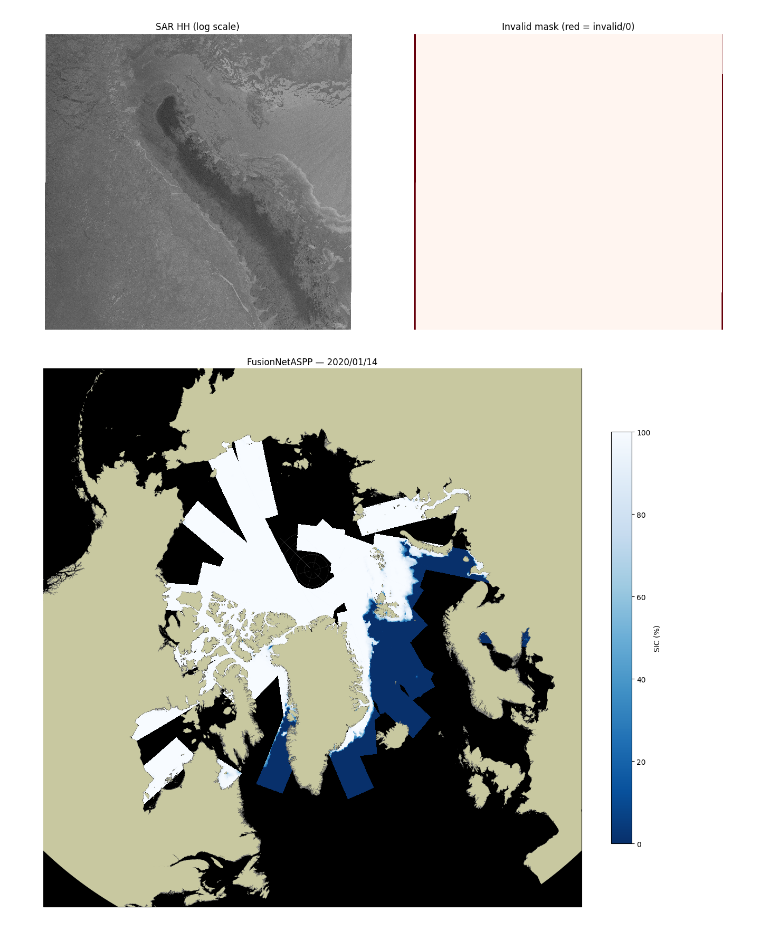
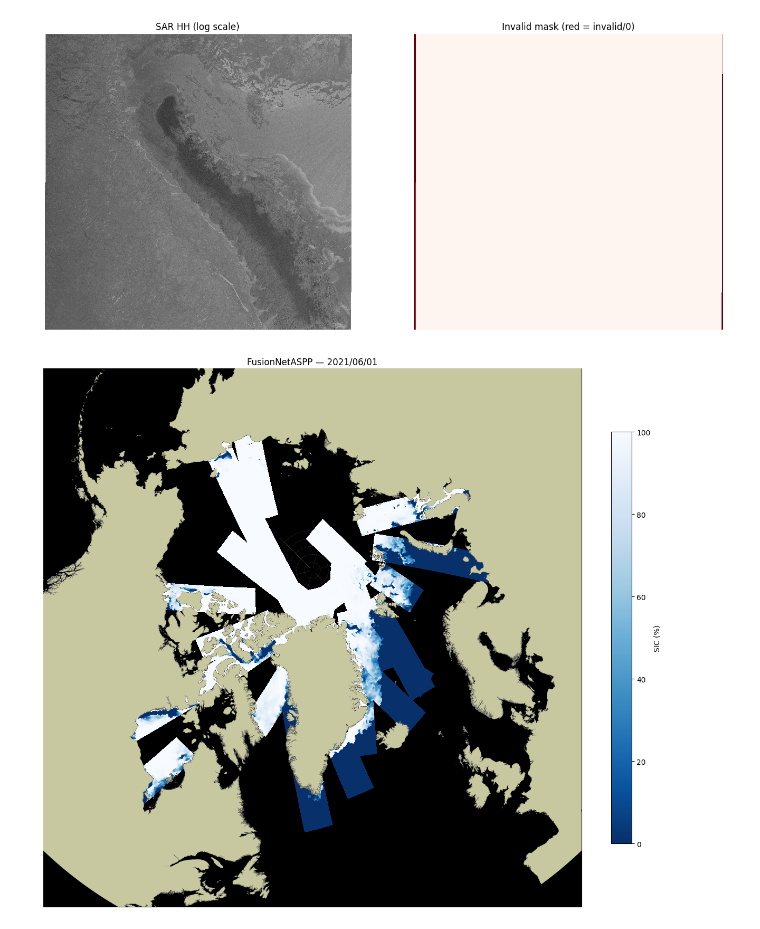
Before and after one commit to NinnaL/Master-thesis---Super-resolution-sea-ice-concentration-using-generative-AI, a Jupyter notebook: Code/lib/predict/prediction_test.ipynb, the cells around one changed output. Drawn from its saved outputs; the diff is of its cells as text; code cells hidden in the pictures.

```diff
--- a/Code/lib/predict/prediction_test.ipynb
+++ b/Code/lib/predict/prediction_test.ipynb
@@ -385,7 +385,7 @@ shp = gpd.read_file('/dmidata/users/nili/Master/Master-thesis---Super-resolution
 
 transformer = Transformer.from_crs('EPSG:4326', 'EPSG:3411', always_xy=True)
 # ── Config ────────────────────────────────────────────────────────────────────
-DATE      = '2020/01/14'
+DATE      = '2021/06/01'
 SIC_BASE  = '/home/nili/ninna_msc_output'
 y, m, d   = DATE.split('/')
 sic_files = sorted(glob.glob(os.path.join(SIC_BASE, y, m, d, '*.nc')))
@@ -432,34 +432,34 @@ for sic_path in sic_files:
         row_coords = np.linspace(0, lines.max(), grid_h)
         col_coords = np.linspace(0, pixels.max(), grid_w)
         x_scene    = x_interp(row_coords, col_coords)
         y_scene    = y_interp(row_coords, col_coords)
 
         sic_valid = sic.copy()
         sic_valid[sic >= 254] = np.nan
 
         ax.pcolormesh(x_scene, y_scene, sic_valid,
                       cmap=cmap, vmin=0, vmax=100,
                       shading='auto', zorder=4)
 
     except Exception as e:
         print(f'Error processing {os.path.basename(sic_path)}: {e}')
 
 shp.plot(ax=ax, facecolor='#c8c8a0', edgecolor='gray',
          linewidth=0.1, zorder=5)
 
 gl = ax.gridlines(draw_labels=True, linewidth=0.4, color='gray',
                   alpha=0.5, linestyle='--')
 gl.top_labels   = False
 gl.right_labels = False
 
 sm = plt.cm.ScalarMappable(cmap=cmap, norm=mcolors.Normalize(vmin=0, vmax=100))
 sm.set_array([])
 plt.colorbar(sm, ax=ax, fraction=0.035, pad=0.05, label='SIC (%)', shrink=0.7)
 ax.set_title(f'FusionNetASPP — {DATE}', fontsize=12)
 plt.tight_layout()
 plt.show()
 # %% [output]
-[figure, old version]
+[figure, new version]
 # %%
 import os
 import glob
```
Also changed, not shown: parts of 2 cells of this notebook, 14 other files.
